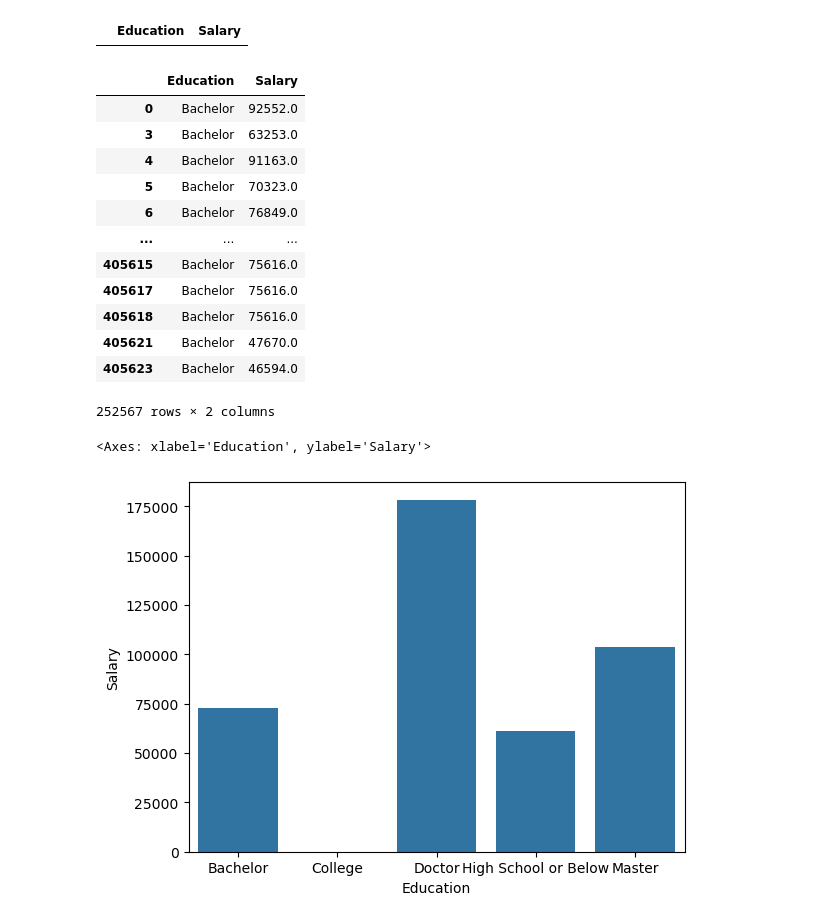
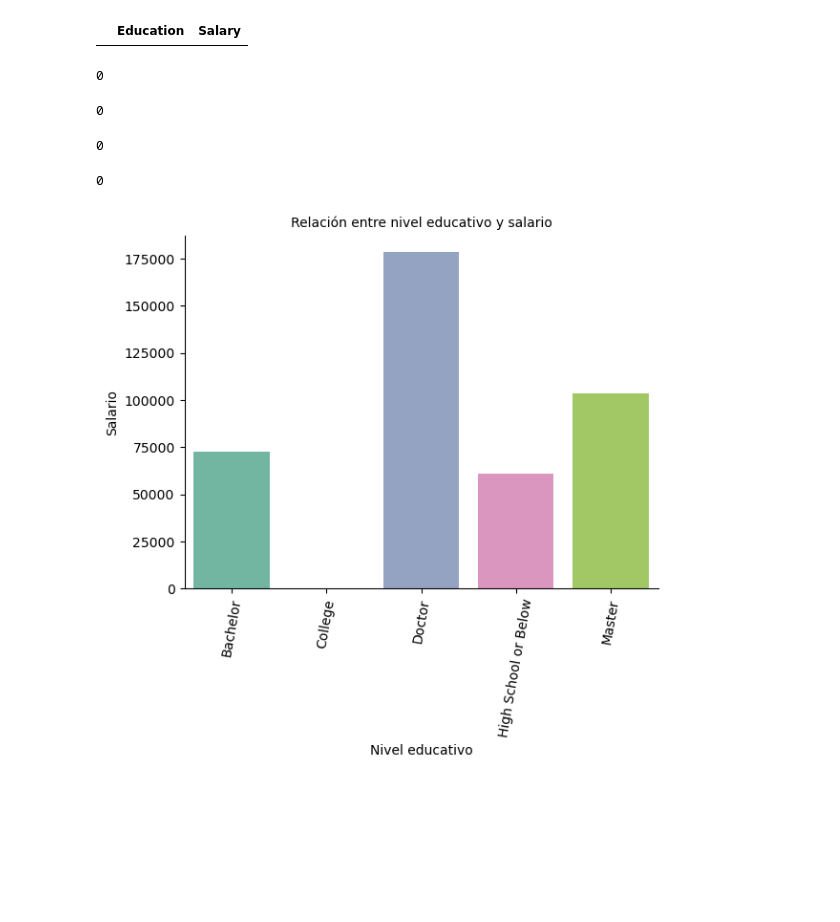
Before and after one commit to Adalab/bda-modulo-3-evaluacion-final-Marina-pg, a Jupyter notebook: evaluacion/ev_3_Marina.ipynb, the cells around one changed output. Cells and saved outputs as stored; diff of their text form; code cells hidden in the pictures; blank space fills up the shorter version.

```diff
--- a/evaluacion/ev_3_Marina.ipynb
+++ b/evaluacion/ev_3_Marina.ipynb
@@ -360,23 +382,29 @@ df_limpio[(df_limpio['Education'] == 'College') & (df_limpio['Salary'] > 0)].loc
 # %% [output]
 |  | Education | Salary |
 # %%
-df_limpio[(df_limpio['Education'] == 'Bachelor') & (df_limpio['Salary'] > 0)].loc[:,['Education', 'Salary']]
+#compruebo si hay nulos en los demás niveles de educación
+df_limpio['Education'][df_limpio['Education'] == 'Bachelor'].isnull().sum()
 # %% [output]
-|  | Education | Salary |
-| 0 | Bachelor | 92552.0 |
-| 3 | Bachelor | 63253.0 |
-| 4 | Bachelor | 91163.0 |
-| 5 | Bachelor | 70323.0 |
-| 6 | Bachelor | 76849.0 |
-| ... | ... | ... |
-| 405615 | Bachelor | 75616.0 |
-| 405617 | Bachelor | 75616.0 |
-| 405618 | Bachelor | 75616.0 |
-| 405621 | Bachelor | 47670.0 |
-| 405623 | Bachelor | 46594.0 |
-252567 rows × 2 columns
+0
+# %%
+df_limpio['Education'][df_limpio['Education'] == 'Doctor'].isnull().sum()
+# %% [output]
+0
+# %%
+df_limpio['Education'][df_limpio['Education'] == 'High School or Below'].isnull().sum()
+# %% [output]
+0
+# %%
+df_limpio['Education'][df_limpio['Education'] == 'Master'].isnull().sum()
+# %% [output]
+0
 # %%
-sns.barplot(x = 'Education', y = 'Salary', data = df_salario_educacion)
+sns.barplot(x = 'Education', y = 'Salary', data = df_salario_educacion, palette='Set2')
+plt.xlabel('Nivel educativo')
+plt.ylabel('Salario')
+plt.title('Relación entre nivel educativo y salario', fontsize = 10)
+plt.gca().spines['right'].set_visible(False)
+plt.gca().spines['top'].set_visible(False)
+plt.xticks(rotation=80);
 # %% [output]
-<Axes: xlabel='Education', ylabel='Salary'>
-[figure, old version]
+[figure, new version]
```
Also changed, not shown: parts of 22 cells of this notebook, 1 other file.
